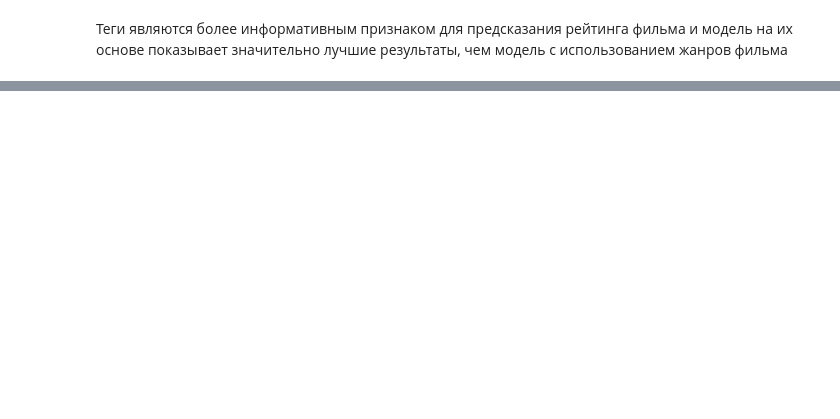
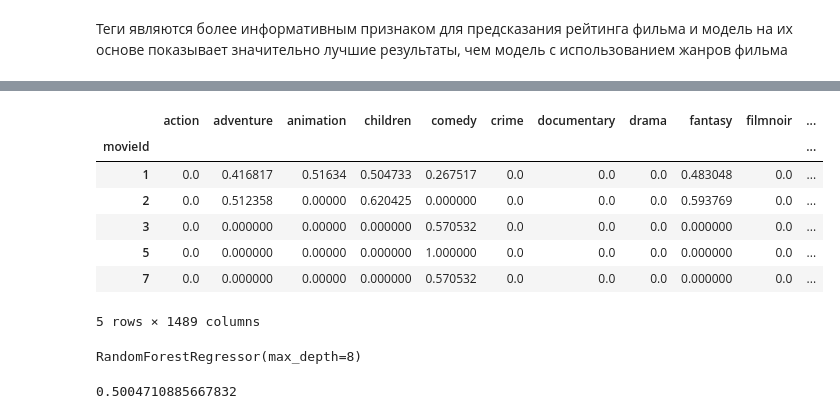
Before and after one commit to AleksandrShushunov/RecSys, a Jupyter notebook: Content_Based.ipynb, the cells around one changed output, grey strips where cells are left out. Saved outputs shown, nothing was run; the diff lists cells and outputs as text; code cells hidden in the pictures; blank space fills up the shorter version.

```diff
--- a/Content_Based.ipynb
+++ b/Content_Based.ipynb
@@ -178,2 +178,5 @@ mean_squared_error(y2_test, pred,squared=False)
 # %% [markdown]
 Теги являются более информативным признаком для предсказания рейтинга фильма и модель на их основе показывает значительно лучшие результаты, чем модель с использованием жанров фильма
+# %%
+genres_df = genres_tfidf_df.set_index(movies_rating['movieId'])
+genres_df.head()
@@ -179,0 +191,3 @@ mean_squared_error(y2_test, pred,squared=False)
+# %%
+tags_df = tags_tfidf_df.set_index(movies_tags_rate.index)
+tags_df.head()
@@ -179,0 +203,14 @@ mean_squared_error(y2_test, pred,squared=False)
+# %%
+# объединим данные по тегам и жанрам в общий датасет
+genres_tags_df = pd.concat([genres_df, tags_df],axis=1,join='inner')
+# %%
+genres_tags_df.head()
+# %% [output]
+|  | action | adventure | animation | children | comedy | crime | documentary | drama | fantasy | filmnoir | ... |
+| movieId |  |  |  |  |  |  |  |  |  |  | ... |
+| 1 | 0.0 | 0.416817 | 0.51634 | 0.504733 | 0.267517 | 0.0 | 0.0 | 0.0 | 0.483048 | 0.0 | ... |
+| 2 | 0.0 | 0.512358 | 0.00000 | 0.620425 | 0.000000 | 0.0 | 0.0 | 0.0 | 0.593769 | 0.0 | ... |
+| 3 | 0.0 | 0.000000 | 0.00000 | 0.000000 | 0.570532 | 0.0 | 0.0 | 0.0 | 0.000000 | 0.0 | ... |
+| 5 | 0.0 | 0.000000 | 0.00000 | 0.000000 | 1.000000 | 0.0 | 0.0 | 0.0 | 0.000000 | 0.0 | ... |
+| 7 | 0.0 | 0.000000 | 0.00000 | 0.000000 | 0.570532 | 0.0 | 0.0 | 0.0 | 0.000000 | 0.0 | ... |
+5 rows × 1489 columns
@@ -179,0 +223,4 @@ mean_squared_error(y2_test, pred,squared=False)
+# %%
+rf.fit(X3_train,y3_train)
+# %% [output]
+RandomForestRegressor(max_depth=8)
@@ -179,0 +229,5 @@ mean_squared_error(y2_test, pred,squared=False)
+# %%
+# модель на тегах и жанрах показывает самый лучший результат
+mean_squared_error(y3_test, pred,squared=False)
+# %% [output]
+0.5004710885667832
```
Also changed, not shown: parts of 7 cells of this notebook.
